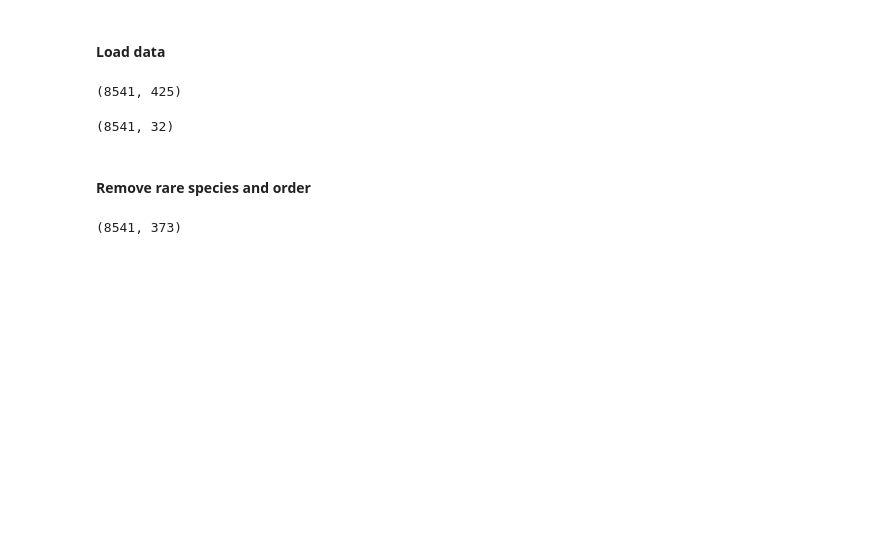
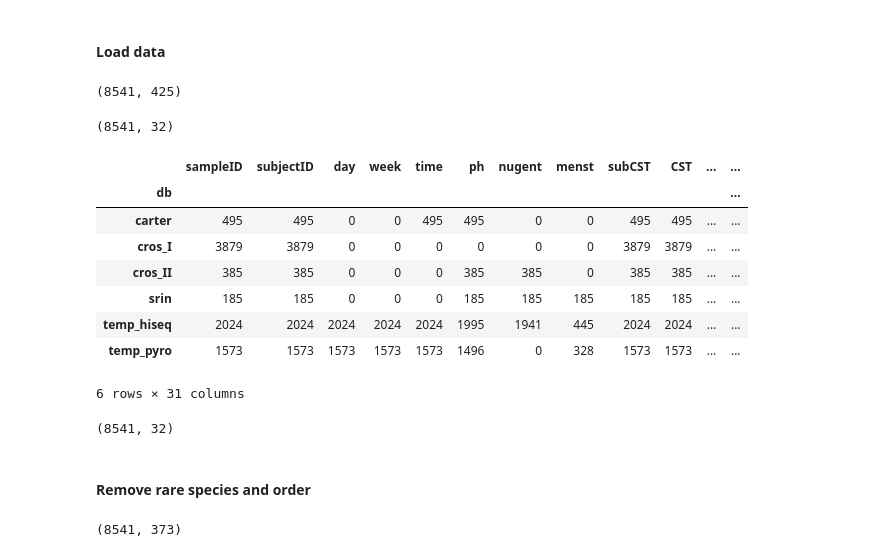
Before and after one commit to borenstein-lab/vaginal_microbiome_manifold, a Jupyter notebook: paga_analysis_pipeline/3_check_UMAP_params.ipynb, the cells around one changed output. Cells and saved outputs as stored; diff of their text form; code cells hidden in the pictures; blank space fills up the shorter version.

```diff
--- a/paga_analysis_pipeline/3_check_UMAP_params.ipynb
+++ b/paga_analysis_pipeline/3_check_UMAP_params.ipynb
@@ -55,6 +55,20 @@ display(meta.shape)
 # %% [output]
 (8541, 425)
 (8541, 32)
+# %%
+display(meta.groupby("db").count())
+print(meta.shape)
+# %% [output]
+|  | sampleID | subjectID | day | week | time | ph | nugent | menst | subCST | CST | ... | ... |
+| db |  |  |  |  |  |  |  |  |  |  |  | ... |
+| carter | 495 | 495 | 0 | 0 | 495 | 495 | 0 | 0 | 495 | 495 | ... | ... |
+| cros_I | 3879 | 3879 | 0 | 0 | 0 | 0 | 0 | 0 | 3879 | 3879 | ... | ... |
+| cros_II | 385 | 385 | 0 | 0 | 0 | 385 | 385 | 0 | 385 | 385 | ... | ... |
+| srin | 185 | 185 | 0 | 0 | 0 | 185 | 185 | 185 | 185 | 185 | ... | ... |
+| temp_hiseq | 2024 | 2024 | 2024 | 2024 | 2024 | 1995 | 1941 | 445 | 2024 | 2024 | ... | ... |
+| temp_pyro | 1573 | 1573 | 1573 | 1573 | 1573 | 1496 | 0 | 328 | 1573 | 1573 | ... | ... |
+6 rows × 31 columns
+(8541, 32)
 # %% [markdown]
 #### Remove rare species and order
 # %%
```
Also changed, not shown: 24 other files.
